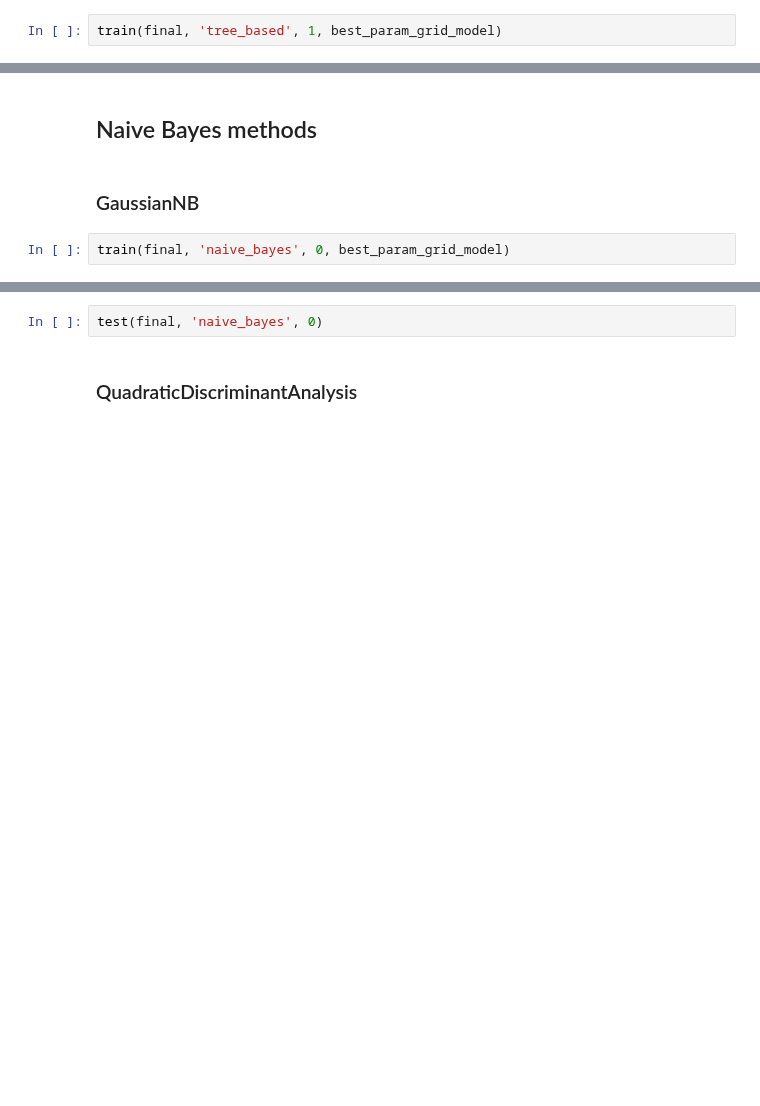
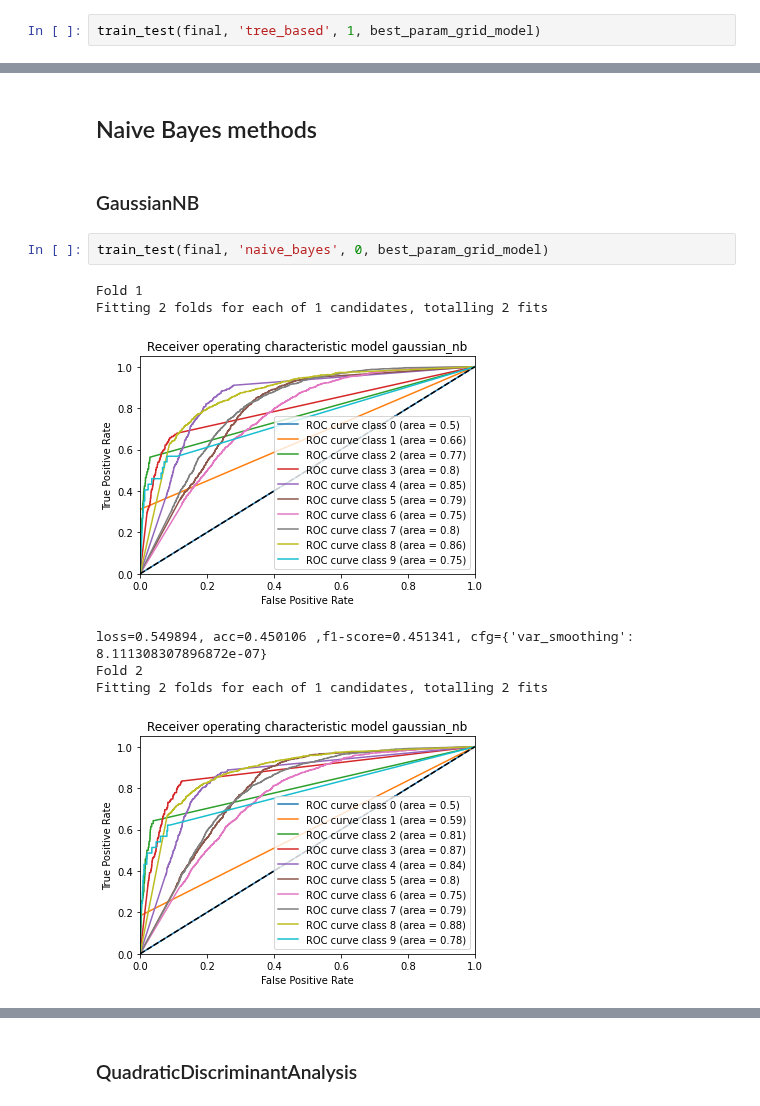
Before and after one commit to prushh/movie-lens-mlp, a Jupyter notebook: notebooks/2.0-sklearn-models.ipynb, the cells around one changed output, grey strips where cells are left out. Drawn from its saved outputs; the diff is of its cells as text; blank space fills up the shorter version.

```diff
--- a/notebooks/2.0-sklearn-models.ipynb
+++ b/notebooks/2.0-sklearn-models.ipynb
@@ -122,4 +110,4 @@ test(final, 'tree_based', 0)
 # %% [markdown]
 ### DecisionTreeClassifier
 # %%
-train(final, 'tree_based', 1, best_param_grid_model)
+train_test(final, 'tree_based', 1, best_param_grid_model)
@@ -130,4 +124,12 @@ test(final, 'tree_based', 1)
 # %% [markdown]
 ### GaussianNB
 # %%
-train(final, 'naive_bayes', 0, best_param_grid_model)
+train_test(final, 'naive_bayes', 0, best_param_grid_model)
+# %% [output]
+Fold 1
+Fitting 2 folds for each of 1 candidates, totalling 2 fits
+[figure, added]
+loss=0.549894, acc=0.450106 ,f1-score=0.451341, cfg={'var_smoothing': 8.111308307896872e-07}
+Fold 2
+Fitting 2 folds for each of 1 candidates, totalling 2 fits
+[figure, added]
@@ -134,5 +138,3 @@ train(final, 'naive_bayes', 0, best_param_grid_model)
-# %%
-test(final, 'naive_bayes', 0)
 # %% [markdown]
 ### QuadraticDiscriminantAnalysis
 # %%
```
Also changed, not shown: parts of 19 cells of this notebook.
